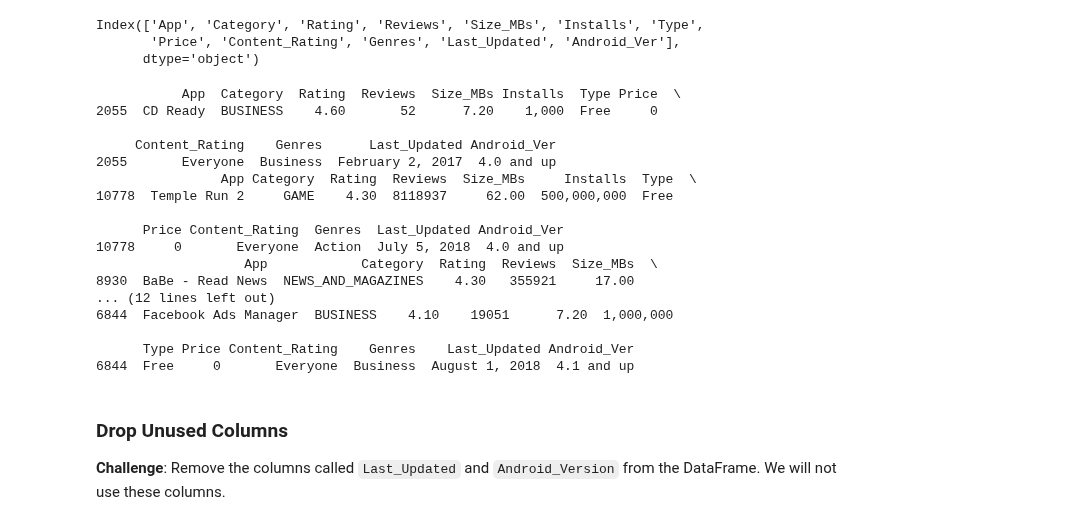
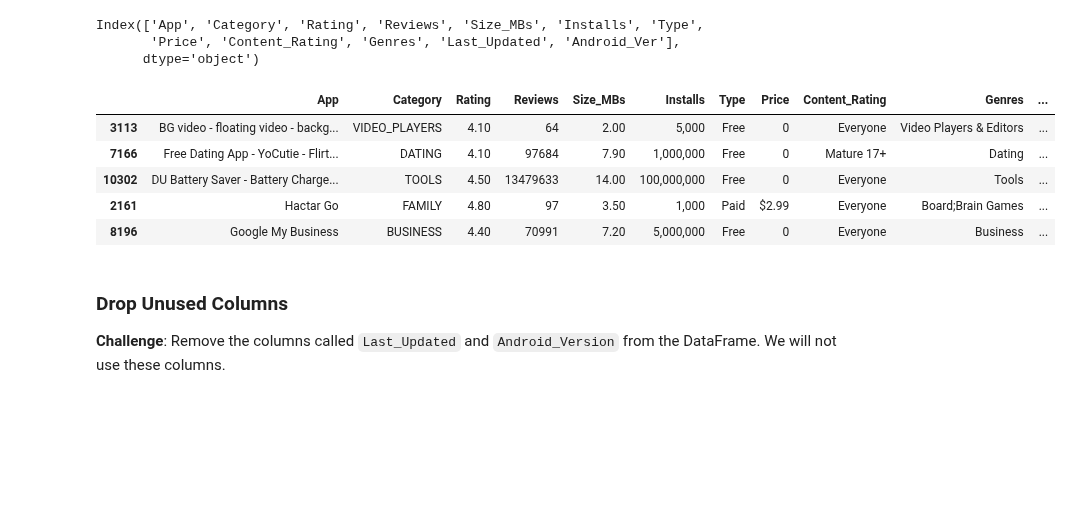
Before and after one commit to nico-Zero/Python, a Jupyter notebook: New_Shit__/Angela_Yu__/Day_76_plotly/Google Play Store App Analytics (start).ipynb, the cells around one changed output. Cells and saved outputs as stored; diff of their text form; code cells hidden in the pictures; blank space fills up the shorter version.

```diff
--- a/New_Shit__/Angela_Yu__/Day_76_plotly/Google Play Store App Analytics (start).ipynb
+++ b/New_Shit__/Angela_Yu__/Day_76_plotly/Google Play Store App Analytics (start).ipynb
@@ -39,27 +38,15 @@ df_apps.columns
 Index(['App', 'Category', 'Rating', 'Reviews', 'Size_MBs', 'Installs', 'Type',
        'Price', 'Content_Rating', 'Genres', 'Last_Updated', 'Android_Ver'],
       dtype='object')
-# %%
-for i in range(5):
-    print(df_apps.sample())
-# %% [output]
-           App  Category  Rating  Reviews  Size_MBs Installs  Type Price  \
-2055  CD Ready  BUSINESS    4.60       52      7.20    1,000  Free     0
-
-     Content_Rating    Genres      Last_Updated Android_Ver
-2055       Everyone  Business  February 2, 2017  4.0 and up
-                App Category  Rating  Reviews  Size_MBs     Installs  Type  \
-10778  Temple Run 2     GAME    4.30  8118937     62.00  500,000,000  Free
-
-      Price Content_Rating  Genres  Last_Updated Android_Ver
-10778     0       Everyone  Action  July 5, 2018  4.0 and up
-                   App            Category  Rating  Reviews  Size_MBs  \
-8930  BaBe - Read News  NEWS_AND_MAGAZINES    4.30   355921     17.00
-... (12 lines left out)
-6844  Facebook Ads Manager  BUSINESS    4.10    19051      7.20  1,000,000
-
-      Type Price Content_Rating    Genres    Last_Updated Android_Ver
-6844  Free     0       Everyone  Business  August 1, 2018  4.1 and up
+# %%
+df_apps.sample(5)
+# %% [output]
+|  | App | Category | Rating | Reviews | Size_MBs | Installs | Type | Price | Content_Rating | Genres | ... |
+| 3113 | BG video - floating video - backg... | VIDEO_PLAYERS | 4.10 | 64 | 2.00 | 5,000 | Free | 0 | Everyone | Video Players & Editors | ... |
+| 7166 | Free Dating App - YoCutie - Flirt... | DATING | 4.10 | 97684 | 7.90 | 1,000,000 | Free | 0 | Mature 17+ | Dating | ... |
+| 10302 | DU Battery Saver - Battery Charge... | TOOLS | 4.50 | 13479633 | 14.00 | 100,000,000 | Free | 0 | Everyone | Tools | ... |
+| 2161 | Hactar Go | FAMILY | 4.80 | 97 | 3.50 | 1,000 | Paid | $2.99 | Everyone | Board;Brain Games | ... |
+| 8196 | Google My Business | BUSINESS | 4.40 | 70991 | 7.20 | 5,000,000 | Free | 0 | Everyone | Business | ... |
 # %% [markdown]
 ### Drop Unused Columns
 
```
Also changed, not shown: parts of 10 cells of this notebook, 2 other files.
